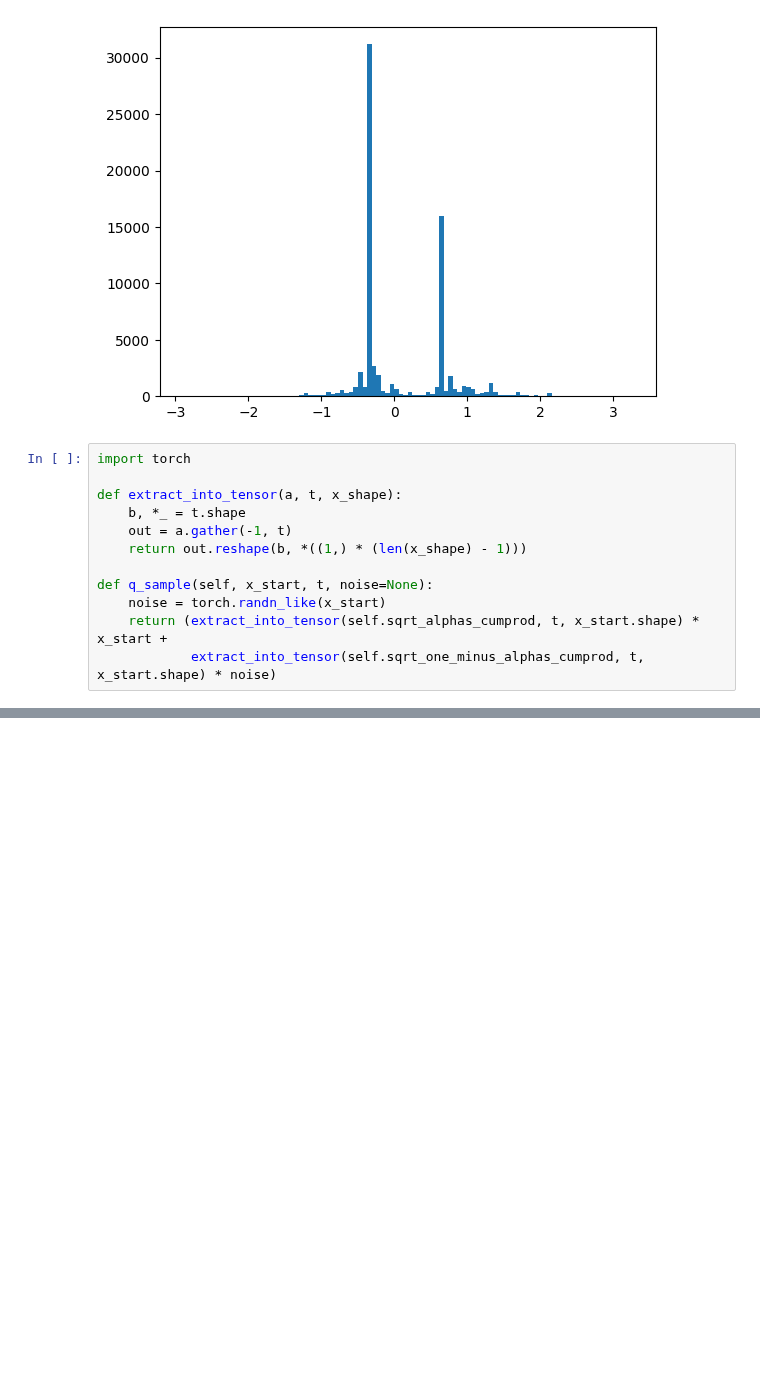
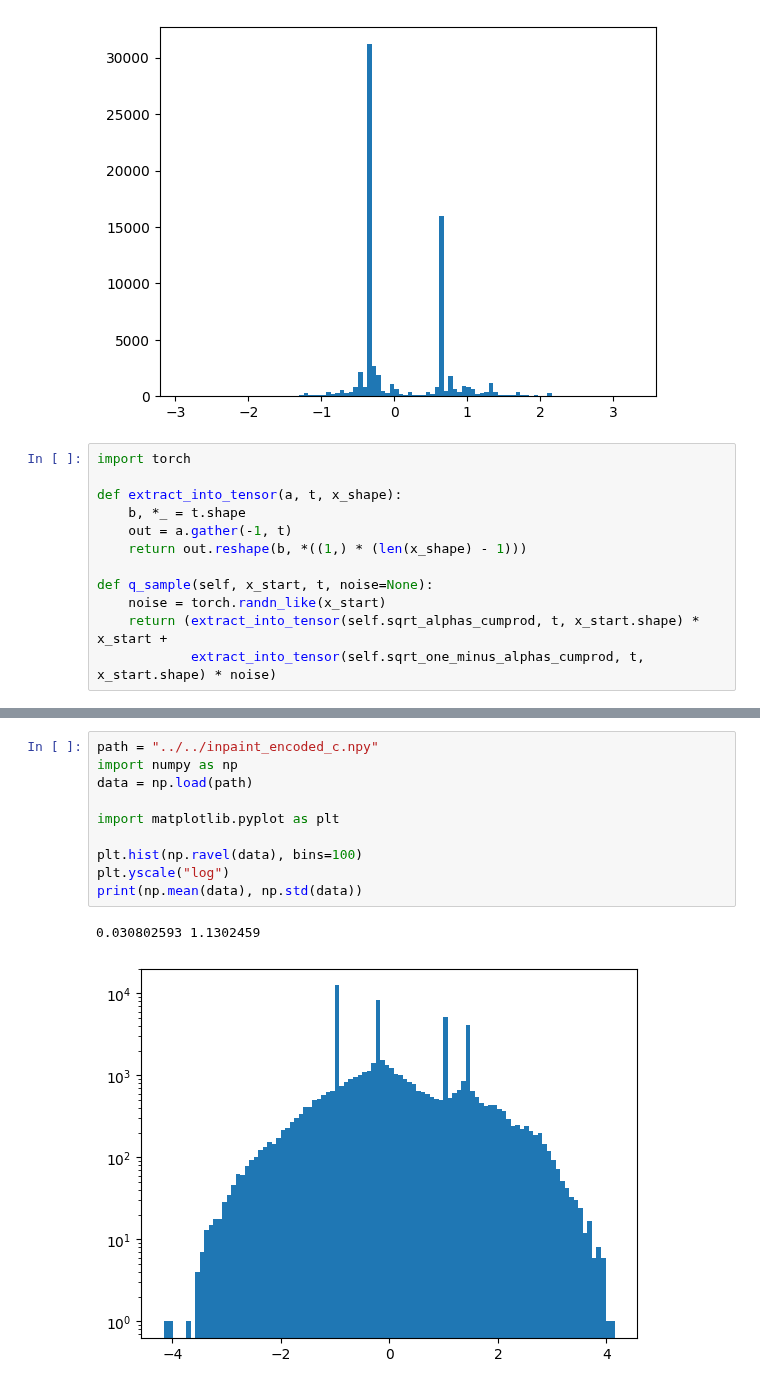
Before and after one commit to WeijieChen2017/SharkSeagrass, a Jupyter notebook: cold_diffusion/demo.ipynb, the cells around one changed output, grey strips where cells are left out. Cells and saved outputs as stored; diff of their text form; blank space fills up the shorter version.

```diff
--- a/cold_diffusion/demo.ipynb
+++ b/cold_diffusion/demo.ipynb
@@ -253,0 +256,13 @@ def q_sample(self, x_start, t, noise=None):
+# %%
+path = "../../inpaint_encoded_c.npy"
+import numpy as np
+data = np.load(path)
+
+import matplotlib.pyplot as plt
+
+plt.hist(np.ravel(data), bins=100)
+plt.yscale("log")
+print(np.mean(data), np.std(data))
+# %% [output]
+0.030802593 1.1302459
+[figure, added]
```
Also changed, not shown: parts of 8 cells of this notebook, 2 other files.
